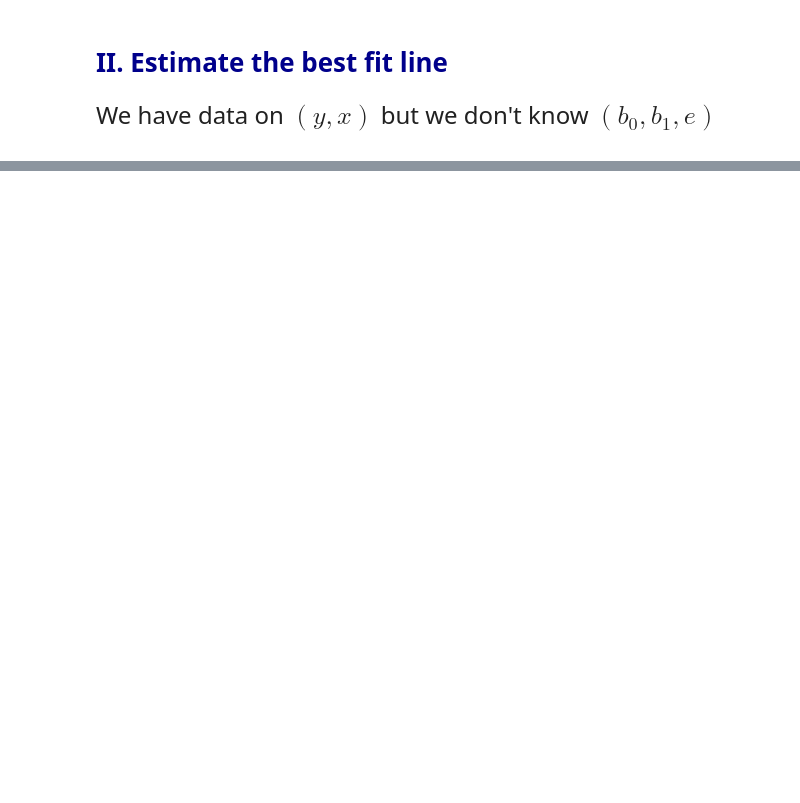
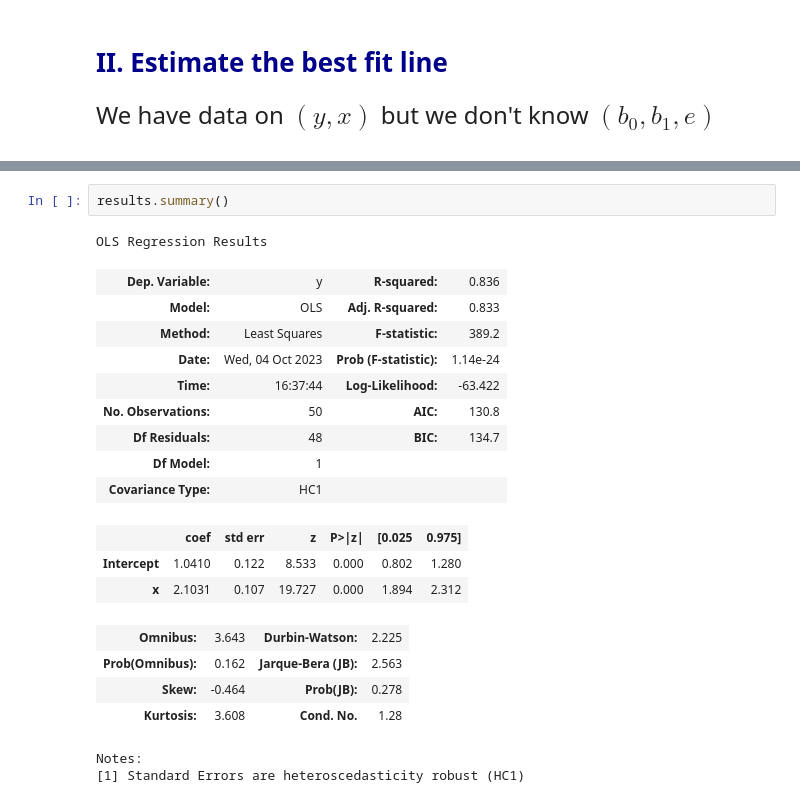
Before and after one commit to jadarro/qtm151_fall_2023, a Jupyter notebook: lecture_10/personal_lecture10.ipynb, the cells around one changed output, grey strips where cells are left out. Saved outputs shown, nothing was run; the diff lists cells and outputs as text; blank space fills up the shorter version.

```diff
--- a/lecture_10/personal_lecture10.ipynb
+++ b/lecture_10/personal_lecture10.ipynb
@@ -124,0 +193,22 @@ We have data on $(y,x)$ but we don't know $(b_0,b_1, e)$
+# %%
+results.summary()
+# %% [output]
+OLS Regression Results
+| Dep. Variable: | y | R-squared: | 0.836 |
+| Model: | OLS | Adj. R-squared: | 0.833 |
+| Method: | Least Squares | F-statistic: | 389.2 |
+| Date: | Wed, 04 Oct 2023 | Prob (F-statistic): | 1.14e-24 |
+| Time: | 16:37:44 | Log-Likelihood: | -63.422 |
+| No. Observations: | 50 | AIC: | 130.8 |
+| Df Residuals: | 48 | BIC: | 134.7 |
+| Df Model: | 1 |  |  |
+| Covariance Type: | HC1 |  |  |
+|  | coef | std err | z | P>|z| | [0.025 | 0.975] |
+| Intercept | 1.0410 | 0.122 | 8.533 | 0.000 | 0.802 | 1.280 |
+| x | 2.1031 | 0.107 | 19.727 | 0.000 | 1.894 | 2.312 |
+| Omnibus: | 3.643 | Durbin-Watson: | 2.225 |
+| Prob(Omnibus): | 0.162 | Jarque-Bera (JB): | 2.563 |
+| Skew: | -0.464 | Prob(JB): | 0.278 |
+| Kurtosis: | 3.608 | Cond. No. | 1.28 |
+Notes:
+[1] Standard Errors are heteroscedasticity robust (HC1)
```
Also changed, not shown: parts of 22 cells of this notebook.
